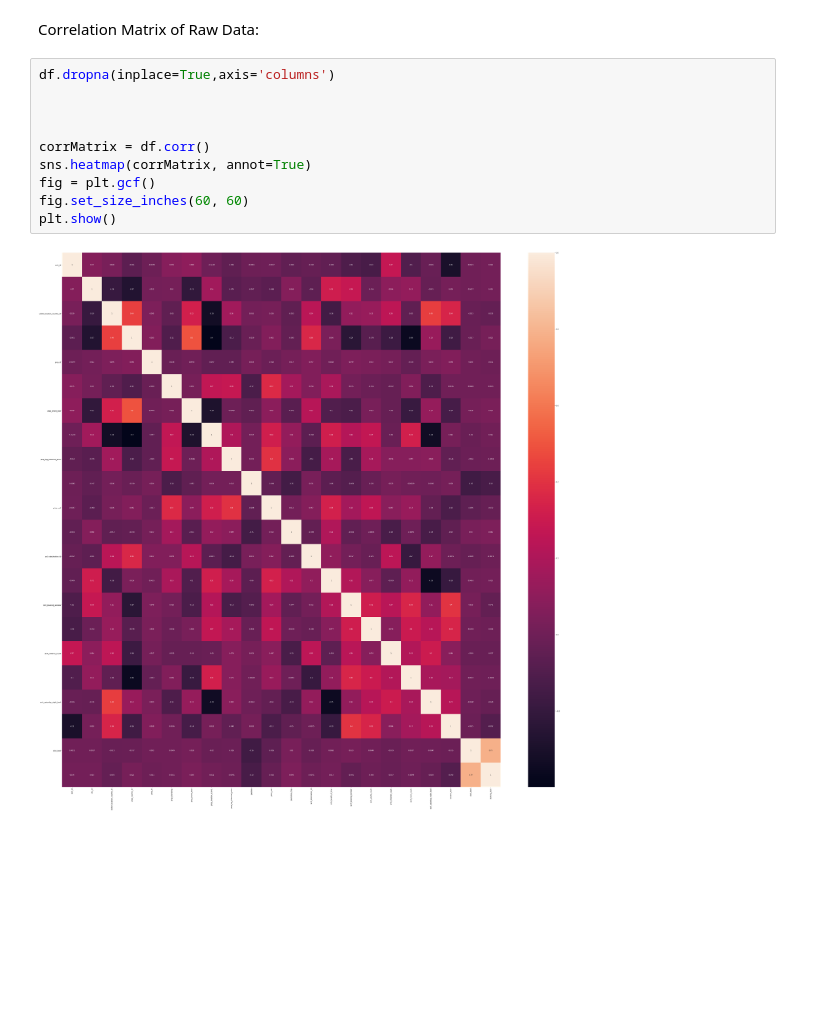
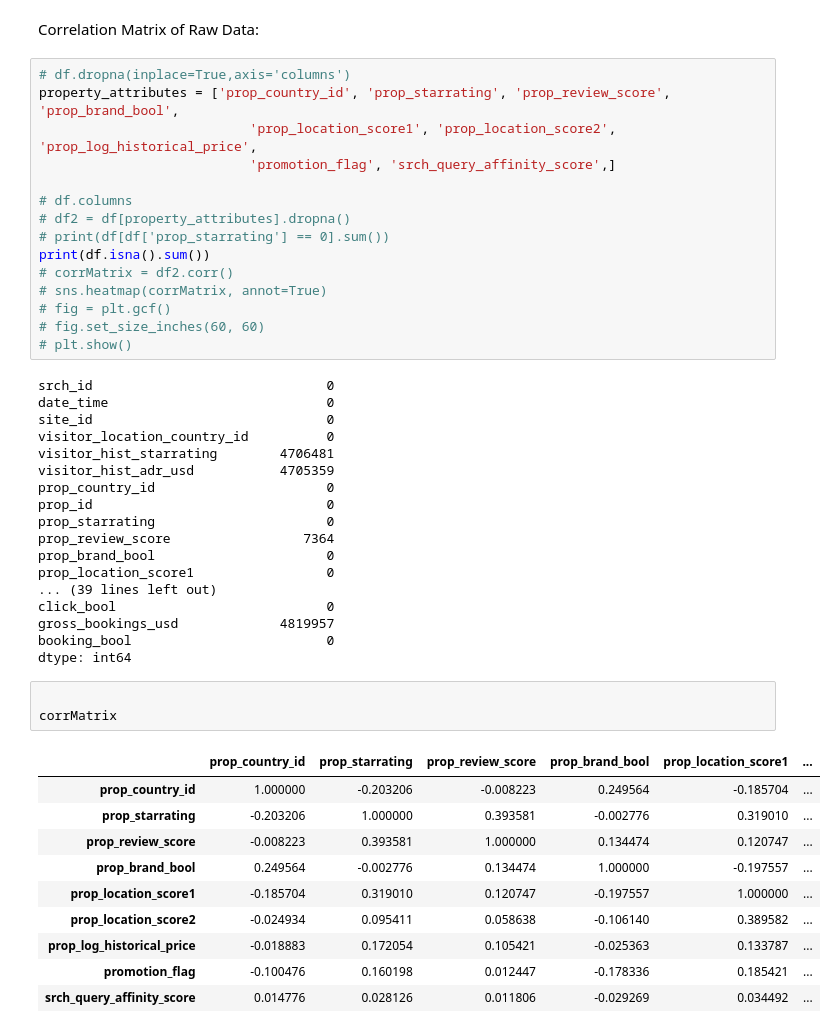
Before and after one commit to antreashp/DM_Assignment_2, a Jupyter notebook: Untitled.ipynb, the cells around one changed output. Saved outputs shown, nothing was run; the diff lists cells and outputs as text; blank space fills up the shorter version.

```diff
--- a/Untitled.ipynb
+++ b/Untitled.ipynb
@@ -28,14 +28,49 @@ print(df)
 # %% [markdown]
 Correlation Matrix of Raw Data:
 # %%
-df.dropna(inplace=True,axis='columns')
+# df.dropna(inplace=True,axis='columns')
+property_attributes = ['prop_country_id', 'prop_starrating', 'prop_review_score', 'prop_brand_bool',
+                           'prop_location_score1', 'prop_location_score2', 'prop_log_historical_price',
+                           'promotion_flag', 'srch_query_affinity_score',]
 
-
-
-corrMatrix = df.corr()
-sns.heatmap(corrMatrix, annot=True)
-fig = plt.gcf()
-fig.set_size_inches(60, 60)
-plt.show()
+# df.columns
+# df2 = df[property_attributes].dropna()
+# print(df[df['prop_starrating'] == 0].sum())
+print(df.isna().sum())
+# corrMatrix = df2.corr()
+# sns.heatmap(corrMatrix, annot=True)
+# fig = plt.gcf()
+# fig.set_size_inches(60, 60)
+# plt.show()
 # %% [output]
-[figure, removed]
+srch_id                              0
+date_time                            0
+site_id                              0
+visitor_location_country_id          0
+visitor_hist_starrating        4706481
+visitor_hist_adr_usd           4705359
+prop_country_id                      0
+prop_id                              0
+prop_starrating                      0
+prop_review_score                 7364
+prop_brand_bool                      0
+prop_location_score1                 0
+... (39 lines left out)
+click_bool                           0
+gross_bookings_usd             4819957
+booking_bool                         0
+dtype: int64
+# %%
+
+corrMatrix
+# %% [output]
+|  | prop_country_id | prop_starrating | prop_review_score | prop_brand_bool | prop_location_score1 | ... |
+| prop_country_id | 1.000000 | -0.203206 | -0.008223 | 0.249564 | -0.185704 | ... |
+| prop_starrating | -0.203206 | 1.000000 | 0.393581 | -0.002776 | 0.319010 | ... |
+| prop_review_score | -0.008223 | 0.393581 | 1.000000 | 0.134474 | 0.120747 | ... |
+| prop_brand_bool | 0.249564 | -0.002776 | 0.134474 | 1.000000 | -0.197557 | ... |
+| prop_location_score1 | -0.185704 | 0.319010 | 0.120747 | -0.197557 | 1.000000 | ... |
+| prop_location_score2 | -0.024934 | 0.095411 | 0.058638 | -0.106140 | 0.389582 | ... |
+| prop_log_historical_price | -0.018883 | 0.172054 | 0.105421 | -0.025363 | 0.133787 | ... |
+| promotion_flag | -0.100476 | 0.160198 | 0.012447 | -0.178336 | 0.185421 | ... |
+| srch_query_affinity_score | 0.014776 | 0.028126 | 0.011806 | -0.029269 | 0.034492 | ... |
```
Also changed, not shown: parts of 4 cells of this notebook.
